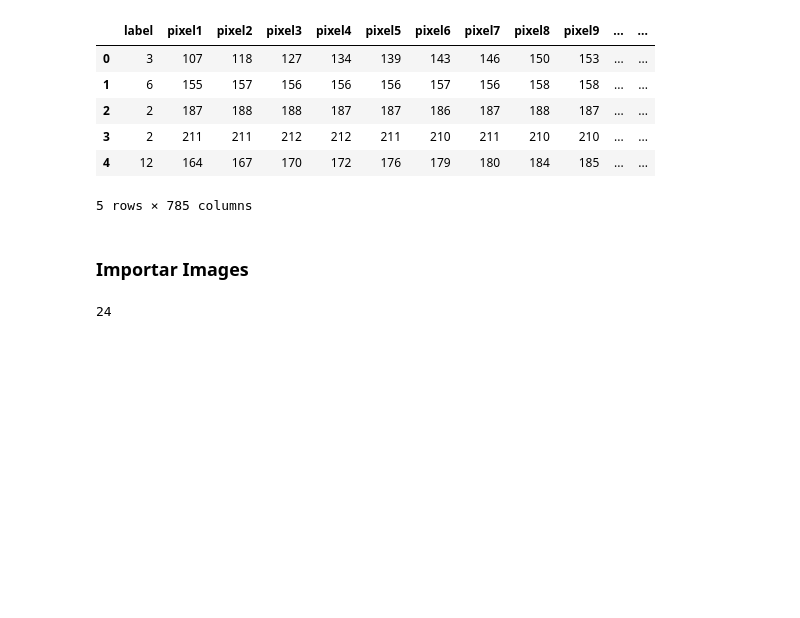
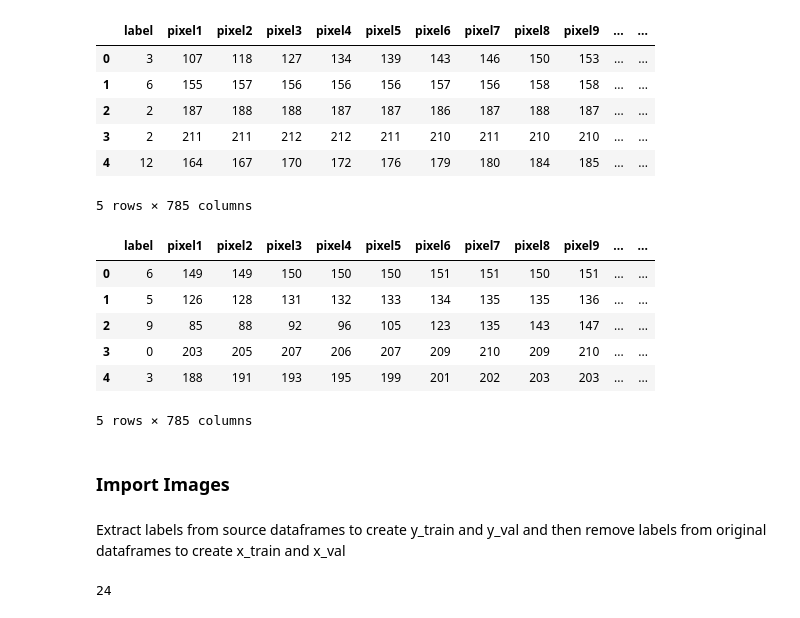
Before and after one commit to diegolarte/AdvancedML_Team, a Jupyter notebook: Semana1/A1b_DL_TC5033_AD2023.ipynb, the cells around one changed output. Saved outputs shown, nothing was run; the diff lists cells and outputs as text; code cells hidden in the pictures; blank space fills up the shorter version.

```diff
--- a/Semana1/A1b_DL_TC5033_AD2023.ipynb
+++ b/Semana1/A1b_DL_TC5033_AD2023.ipynb
@@ -66,8 +66,20 @@ train_df.head()
 | 3 | 2 | 211 | 211 | 212 | 212 | 211 | 210 | 211 | 210 | 210 | ... | ... |
 | 4 | 12 | 164 | 167 | 170 | 172 | 176 | 179 | 180 | 184 | 185 | ... | ... |
 5 rows × 785 columns
+# %%
+valid_df.head()
+# %% [output]
+|  | label | pixel1 | pixel2 | pixel3 | pixel4 | pixel5 | pixel6 | pixel7 | pixel8 | pixel9 | ... | ... |
+| 0 | 6 | 149 | 149 | 150 | 150 | 150 | 151 | 151 | 150 | 151 | ... | ... |
+| 1 | 5 | 126 | 128 | 131 | 132 | 133 | 134 | 135 | 135 | 136 | ... | ... |
+| 2 | 9 | 85 | 88 | 92 | 96 | 105 | 123 | 135 | 143 | 147 | ... | ... |
+| 3 | 0 | 203 | 205 | 207 | 206 | 207 | 209 | 210 | 209 | 210 | ... | ... |
+| 4 | 3 | 188 | 191 | 193 | 195 | 199 | 201 | 202 | 203 | 203 | ... | ... |
+5 rows × 785 columns
 # %% [markdown]
-### Importar Images
+### Import Images
+# %% [markdown]
+Extract labels from source dataframes to create y_train and y_val and then remove labels from original dataframes to create x_train and x_val
 # %%
 y_train = np.array(train_df['label'])
 y_val = np.array(valid_df['label'])
```
Also changed, not shown: parts of 30 cells of this notebook.
